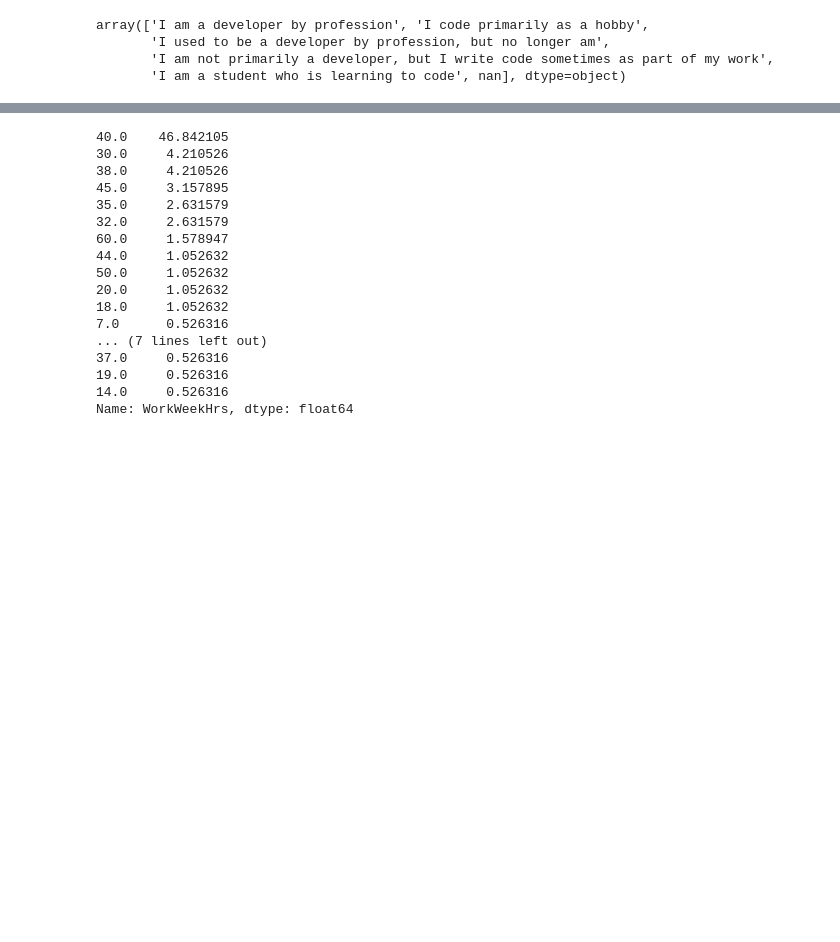
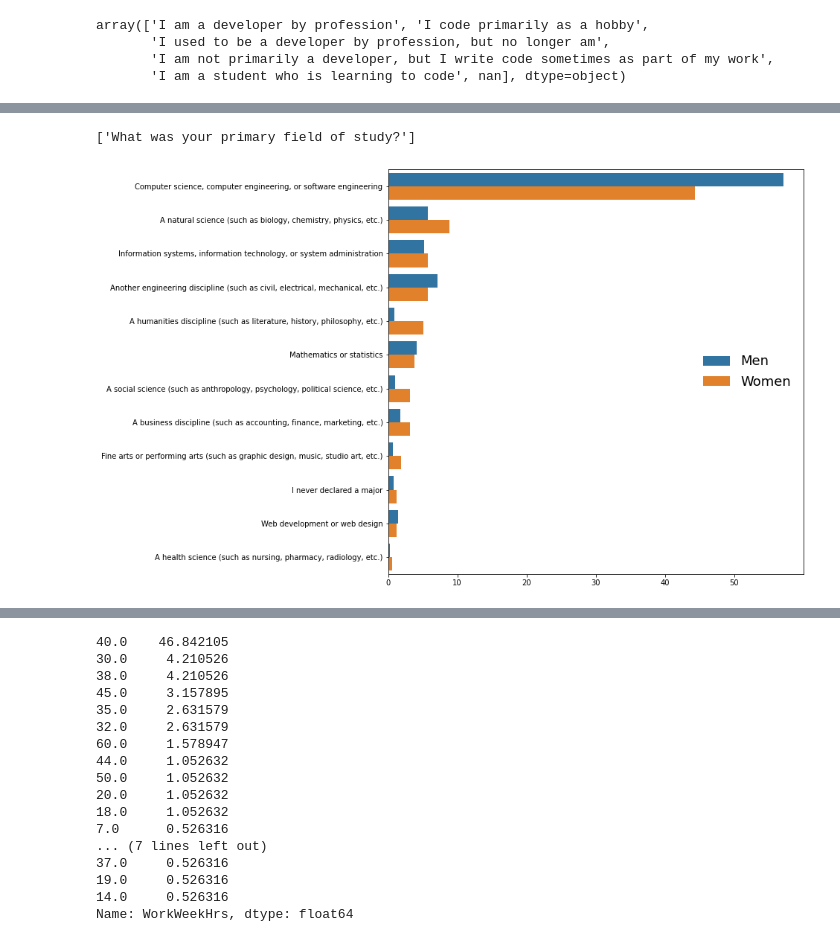
Before and after one commit to iris-theof/developers_survey, a Jupyter notebook: developers_insights.ipynb, the cells around one changed output, grey strips where cells are left out. Saved outputs shown, nothing was run; the diff lists cells and outputs as text; code cells hidden in the pictures; blank space fills up the shorter version.

```diff
--- a/developers_insights.ipynb
+++ b/developers_insights.ipynb
@@ -51,0 +59,3 @@ list(df2[df2.Column == 'MainBranch']['QuestionText'])
+# %%
+df_new = df[(df['Country']=='Germany') & ((df['Gender']=='Man') | (df['Gender']=='Woman')) & ((df['MainBranch']=='I am a developer by profession')|
+                                                                                              (df['MainBranch']=='I am not primarily a developer, but I write code sometimes as part of my work'))]
@@ -343,0 +118,25 @@ Name: Age1stCode, dtype: float64
+# %%
+list(df2[df2.Column == 'UndergradMajor']['QuestionText'])
+# %% [output]
+['What was your primary field of study?']
+# %%
+def create_percentage(df, column_name, column_rename):
+    '''
+    INPUT
+    df - pandas dataframe
+    column_name - name of column fow which the percentage of entries will be found
+    column_rename - how to rename the index of the new dataframe
+
+    OUTPUT
+    df_new - new dataframe
+    '''
+    study_df_women = (df[df['Gender']=='Woman'][column_name].value_counts()/len(df[df['Gender']=='Woman'][column_name])*100).reset_index()
+    study_df_men = (df[df['Gender']=='Man'][column_name].value_counts()/len(df[df['Gender']=='Man'][column_name])*100).reset_index()
+    study_df_women.rename(columns={'index': column_rename, column_name: 'Women'}, inplace=True)
+    study_df_men.rename(columns={'index': column_rename, column_name: 'Men'}, inplace=True)
+    study_df = pd.merge(study_df_women, study_df_men, on=column_rename )
+    df_new = pd.melt(study_df, id_vars=[column_rename], value_vars=['Men','Women'], var_name='Gender')
+
+    return df_new
+# %%
+study_df_new = create_percentage(df_new, 'UndergradMajor', 'Field of study')
@@ -343,0 +173,15 @@ Name: Age1stCode, dtype: float64
+# %%
+fig = plt.figure(figsize=(10,10))
+ax = fig.add_subplot()
+
+sns.set_color_codes("pastel")
+sns.barplot(x="value", y="Field of study", hue="Gender", data=study_df_new)
+
+plt.xlabel("")
+plt.ylabel("")
+
+ax.legend(loc='center right', frameon=False, prop={'size':18})
+
+plt.show()
+# %% [output]
+[figure, added]
```
Also changed, not shown: parts of 50 cells of this notebook.
